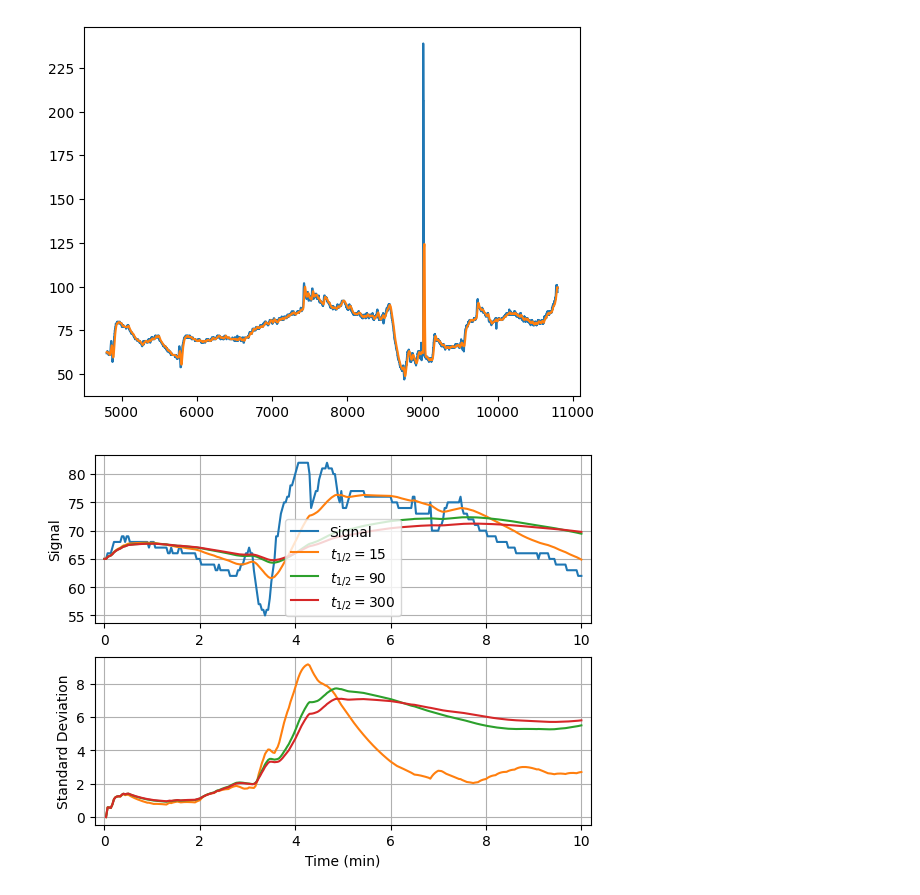
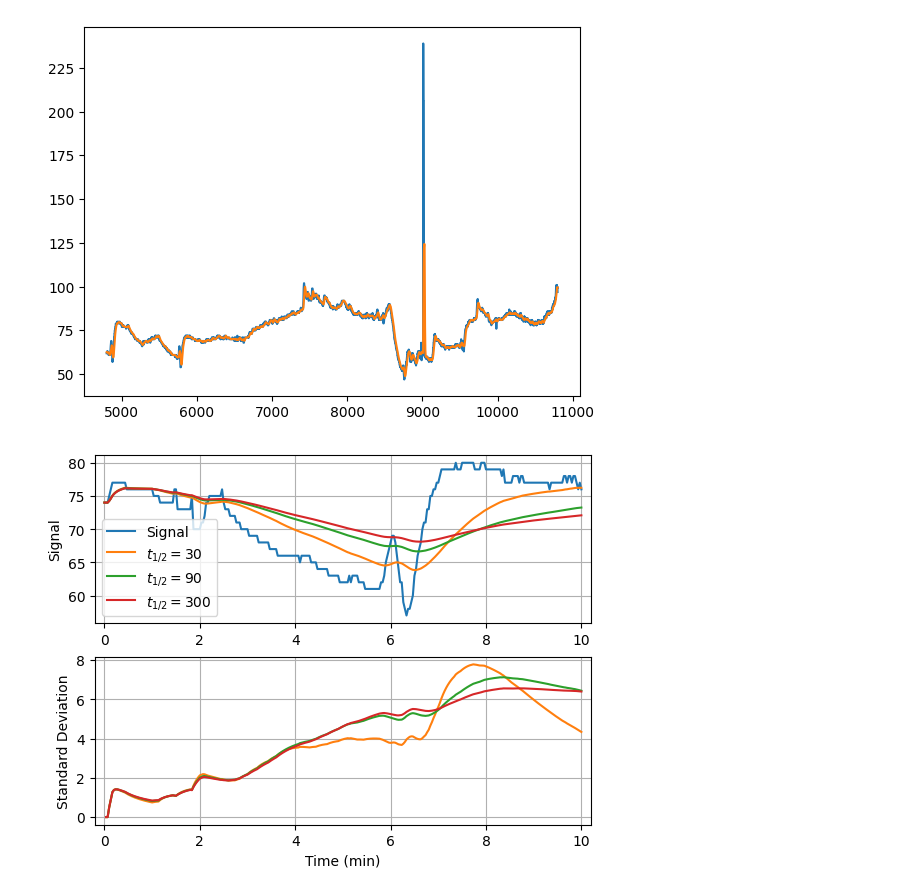
Before and after one commit to BobAubouin/hypotension_pred, a Jupyter notebook: scripts/illustrations/feature_extraction.ipynb, the cells around one changed output. Saved outputs shown, nothing was run; the diff lists cells and outputs as text; code cells hidden in the pictures.

```diff
--- a/scripts/illustrations/feature_extraction.ipynb
+++ b/scripts/illustrations/feature_extraction.ipynb
@@ -9,13 +9,20 @@ sampling_time = 2
 df = pd.read_parquet(f'data/cases/case-{case:04d}.parquet')
 df['signal'] = df['Solar8000/ART_MBP']#.interpolate()
 # df.signal.bfill(inplace=True)
+df['signal_smooth'] = df['signal'].rolling(20, min_periods=1).mean()
+
+
 
 df['Time'] = df['Time'].astype('timedelta64[s]')
-df = df.resample(f'{sampling_time}s', on='Time').last().reset_index()
+if sampling_time == 30:
+    df = df.resample(f"{sampling_time}S", closed='right', label='right', on='Time').median()
+    #extract the time from the index
+    df['Time'] = df.index.total_seconds()
+else:
+    df = df.resample(f'{sampling_time}s', on='Time').last().reset_index()
+    df['Time'] = df['Time'].dt.total_seconds()
 
-df['Time'] = df['Time'].dt.total_seconds()
 
-df['signal_smooth'] = df['signal'].rolling(10, min_periods=1).mean()
 
 Time_min = 60*60+20*60
 Time_max = 60*60*3
@@ -29,7 +36,7 @@ plt.show()
 # %%
 
 
-time_start = 1*60*60 + 10*60
+time_start = 1*60*60 + 15*60
 time_end = time_start + 10*60
 
 df = df[(df['Time'] >= time_start) & (df['Time'] <= time_end)]
@@ -37,7 +44,7 @@ df['Time'] -= time_start
 
 
 
-half_times = [30, 3*60, 10*60]
+half_times = [60, 3*60, 10*60]
 
 # resample by keeping the last value
 
@@ -46,35 +53,35 @@ half_times = [int(half_time/sampling_time) for half_time in half_times]
 
 df['exp_1'] = df['signal'].ewm(halflife=half_times[0]).mean()
 df['exp_2'] = df['signal'].ewm(halflife=half_times[1]).mean()
 df['exp_3'] = df['signal'].ewm(halflife=half_times[2]).mean()
 
 df['exp_1_std'] = df['signal'].ewm(halflife=half_times[0]).std()
 df['exp_2_std'] = df['signal'].ewm(halflife=half_times[1]).std()
 df['exp_3_std'] = df['signal'].ewm(halflife=half_times[2]).std()
 
-df.to_csv('exponential_smoothing.csv', index=False)
+# df.to_csv('exponential_smoothing.csv', index=False)
 
 plt.subplot(2, 1, 1)
 plt.plot(df['Time']/60, df['signal'], label='Signal')
 plt.plot(df['Time']/60, df['exp_1'], label=f'$t_{{1/2}}={half_times[0]}$')
 plt.plot(df['Time']/60, df['exp_2'], label=f'$t_{{1/2}}={half_times[1]}$')
 plt.plot(df['Time']/60, df['exp_3'], label=f'$t_{{1/2}}={half_times[2]}$')
 plt.grid()
 plt.legend()
 plt.xlim(-0.2, 10.2)
 plt.ylabel('Signal')
 plt.subplot(2, 1, 2)
 plt.xlim(-0.2, 10.2)
 plt.plot(df['Time']/60, df['exp_1_std']*np.nan)
 plt.plot(df['Time']/60, df['exp_1_std'], label=f'$t_{{1/2}}={half_times[0]}$')
 plt.plot(df['Time']/60, df['exp_2_std'], label=f'$t_{{1/2}}={half_times[1]}$')
 plt.plot(df['Time']/60, df['exp_3_std'], label=f'$t_{{1/2}}={half_times[2]}$')
 plt.ylabel('Standard Deviation')
 plt.xlabel('Time (min)')
 plt.grid()
 plt.show()
 # %% [output]
-[figure, old version]
+[figure, new version]
 # %%
 # Linear regression
 # on the last 10 seconds
```
Also changed, not shown: parts of 2 cells of this notebook, 7 other files.
